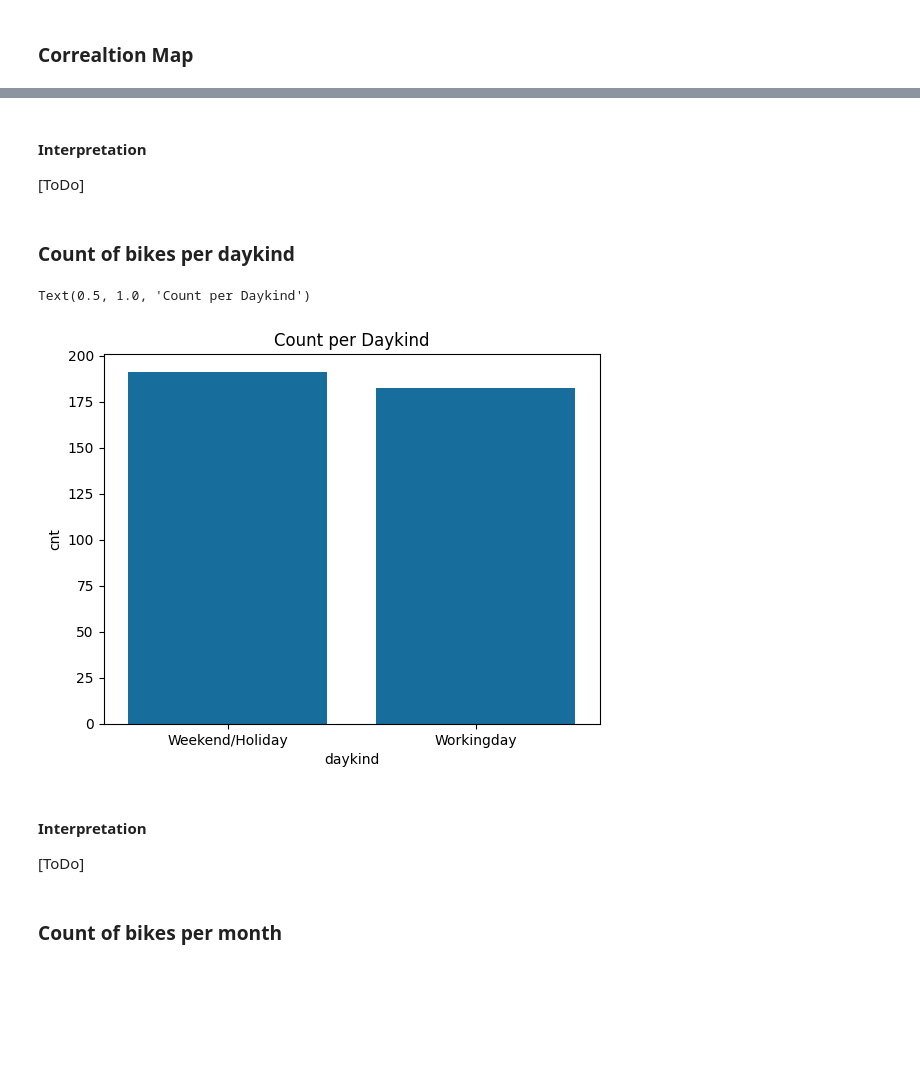
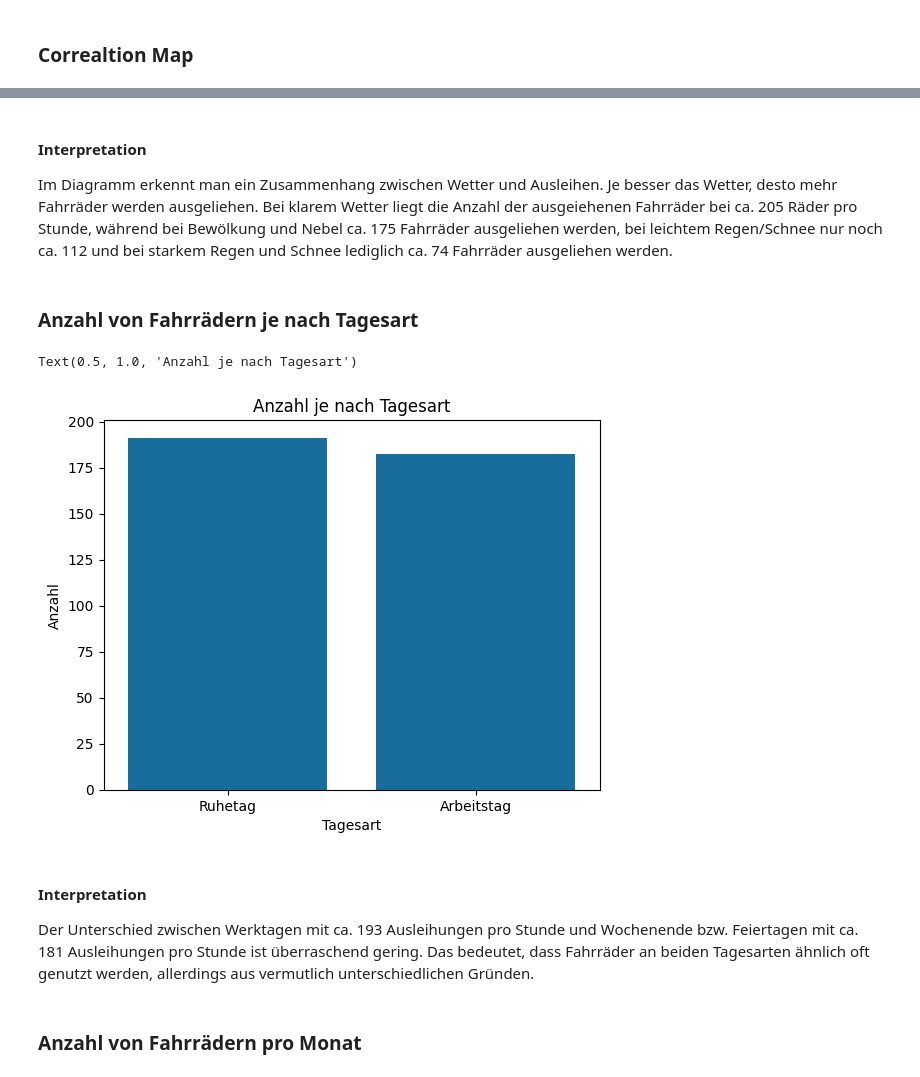
Before and after one commit to JR2909/DSKI-KI-ML-Project, a Jupyter notebook: code/data_exploration.ipynb, the cells around one changed output, grey strips where cells are left out. Drawn from its saved outputs; the diff is of its cells as text; code cells hidden in the pictures; blank space fills up the shorter version.

```diff
--- a/code/data_exploration.ipynb
+++ b/code/data_exploration.ipynb
@@ -54,6 +54,8 @@ memory usage: 2.3 MB
 |casual|count of casual users| int      |
 |registered| count of registered users| int      |
 |cnt|count of total users|int|
+# %%
+df=df.drop(columns=["instant"])
 # %% [markdown]
 ### Correaltion Map
 # %%
@@ -79,13 +81,15 @@ sns.heatmap(
 # %%
-season_map = {1: 'spring', 2: 'summer', 3: 'autumn', 4: 'winter'}
+season_map = {1: 'fruehling', 2: 'sommer', 3: 'herbst', 4: 'winter'}
 df['season'] = df['season'].map(season_map)
 sns.boxplot(data=df,
             x='season',
             y='cnt',
-            order=['spring', 'summer', 'autumn', 'winter'])
+            order=['fruehling', 'sommer', 'herbst', 'winter'])
 plt.grid(True,
          linestyle='--',
          alpha=0.6
          )
-plt.title("Count per Season")
+plt.xlabel("Jahreszeit")
+plt.ylabel("Anzahl")
+plt.title("Anzahl von Fahrrädern nach Jahreszeit")
 # %% [output]
@@ -120,28 +126,30 @@ Text(0.5, 1.0, 'Count at Weather')
 # %% [markdown]
 #### Interpretation
-[ToDo]
+Im Diagramm erkennt man ein Zusammenhang zwischen Wetter und Ausleihen. Je besser das Wetter, desto mehr Fahrräder werden ausgeliehen. Bei klarem Wetter liegt die Anzahl der ausgeiehenen Fahrräder bei ca. 205 Räder pro Stunde, während bei Bewölkung und Nebel ca. 175 Fahrräder ausgeliehen werden, bei leichtem Regen/Schnee nur noch ca. 112 und bei starkem Regen und Schnee lediglich ca. 74 Fahrräder ausgeliehen werden.
 # %% [markdown]
-### Count of bikes per daykind
+### Anzahl von Fahrrädern je nach Tagesart
 # %%
-workingday_map = {0: 'Weekend/Holiday', 1: 'Workingday'}
+workingday_map = {0: 'Ruhetag', 1: 'Arbeitstag'}
 df_sample = df.sample(frac=0.05,
                       random_state=42
                       )
 df_sample['daykind'] = df_sample['workingday'].map(workingday_map)
 sns.barplot(data=df_sample,
             x='daykind',
             y='cnt',
             errorbar=None,
             )
-plt.title("Count per Daykind")
+plt.xlabel("Tagesart")
+plt.ylabel("Anzahl")
+plt.title("Anzahl je nach Tagesart")
 # %% [output]
-Text(0.5, 1.0, 'Count per Daykind')
+Text(0.5, 1.0, 'Anzahl je nach Tagesart')
-[figure, old version]
+[figure, new version]
 # %% [markdown]
 #### Interpretation
-[ToDo]
+Der Unterschied zwischen Werktagen mit ca. 193 Ausleihungen pro Stunde und Wochenende bzw. Feiertagen mit ca. 181 Ausleihungen pro Stunde ist überraschend gering. Das bedeutet, dass Fahrräder an beiden Tagesarten ähnlich oft genutzt werden, allerdings aus vermutlich unterschiedlichen Gründen.
 # %% [markdown]
-### Count of bikes per month
+### Anzahl von Fahrrädern pro Monat
 # %%
 sns.barplot(
     data=df,
```
Also changed, not shown: parts of 22 cells of this notebook.
